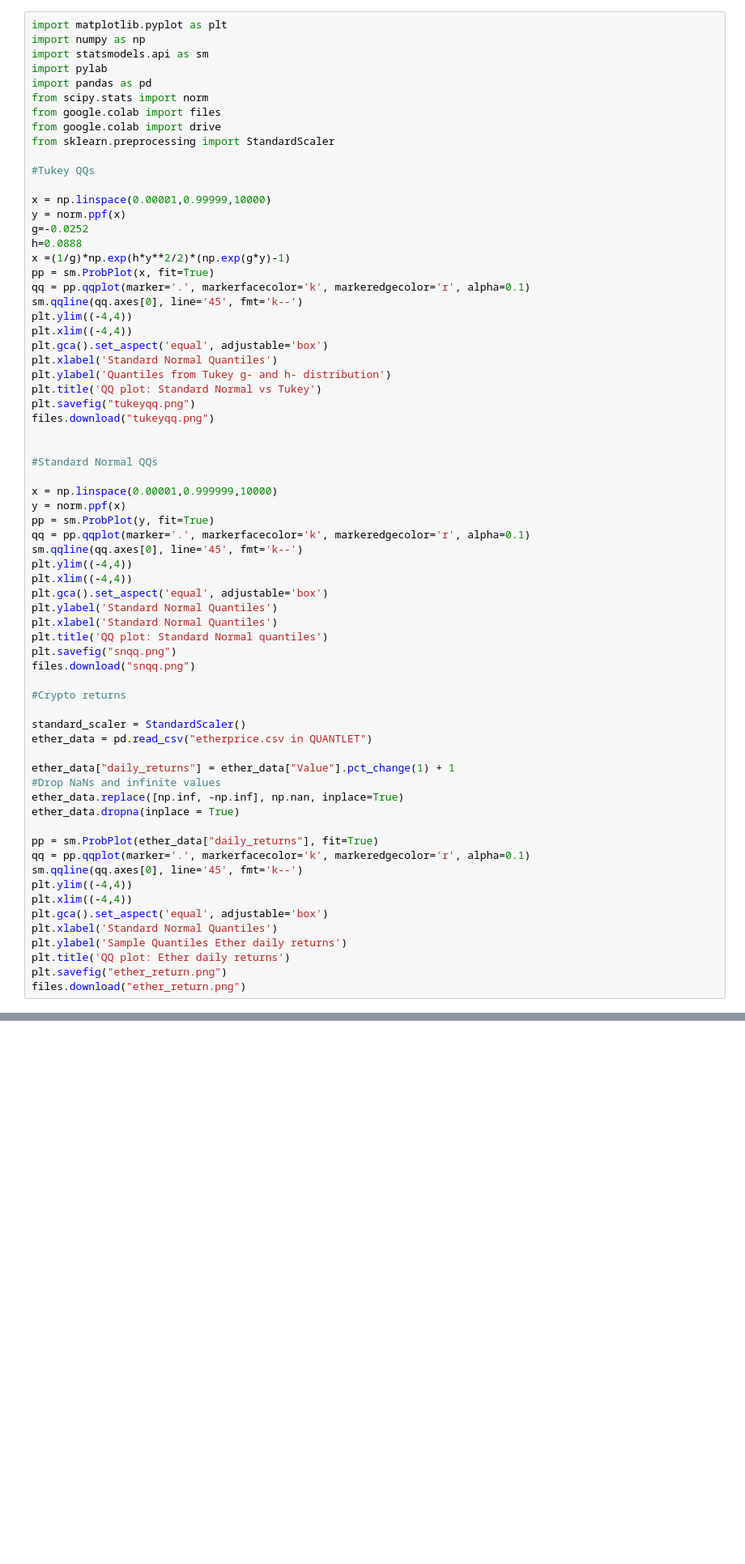
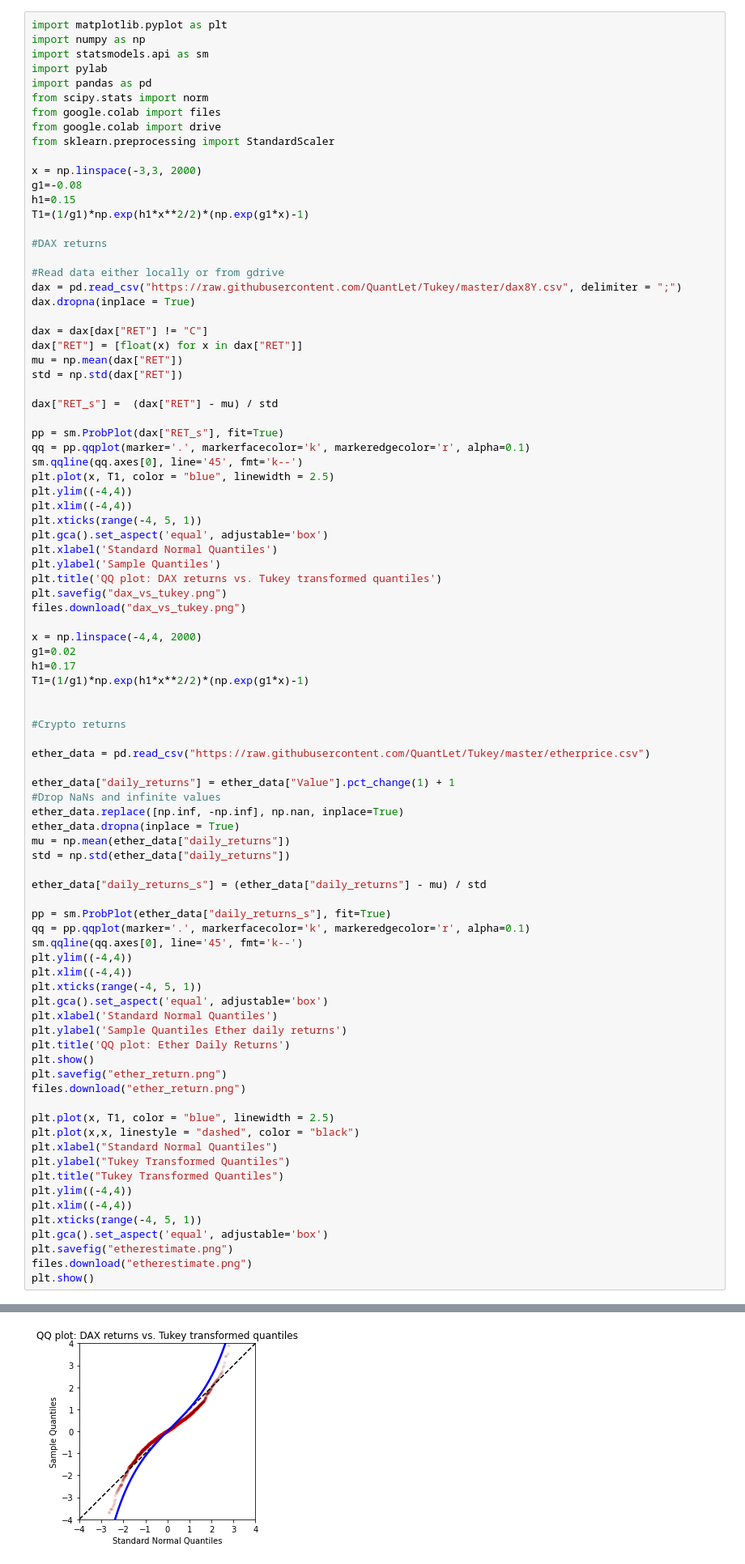
Before and after one commit to QuantLet/Tukey, a Jupyter notebook: TukeyQQ/TukeyQQ.ipynb, the cells around one changed output, grey strips where cells are left out. Shown at 81% size. Cells and saved outputs as stored; diff of their text form; blank space fills up the shorter version.

```diff
--- a/TukeyQQ/TukeyQQ.ipynb
+++ b/TukeyQQ/TukeyQQ.ipynb
@@ -11,63 +11,84 @@ from google.colab import files
 from google.colab import drive
 from sklearn.preprocessing import StandardScaler
 
-#Tukey QQs
+x = np.linspace(-3,3, 2000)
+g1=-0.08
+h1=0.15
+T1=(1/g1)*np.exp(h1*x**2/2)*(np.exp(g1*x)-1)
 
-x = np.linspace(0.00001,0.99999,10000)
-y = norm.ppf(x)
-g=-0.0252
-h=0.0888
-x =(1/g)*np.exp(h*y**2/2)*(np.exp(g*y)-1)
-pp = sm.ProbPlot(x, fit=True)
+#DAX returns
+
+#Read data either locally or from gdrive
+dax = pd.read_csv("https://raw.githubusercontent.com/QuantLet/Tukey/master/dax8Y.csv", delimiter = ";")
+dax.dropna(inplace = True)
+
+dax = dax[dax["RET"] != "C"]
+dax["RET"] = [float(x) for x in dax["RET"]]
+mu = np.mean(dax["RET"])
+std = np.std(dax["RET"])
+
+dax["RET_s"] =  (dax["RET"] - mu) / std
+
+pp = sm.ProbPlot(dax["RET_s"], fit=True)
 qq = pp.qqplot(marker='.', markerfacecolor='k', markeredgecolor='r', alpha=0.1)
 sm.qqline(qq.axes[0], line='45', fmt='k--')
+plt.plot(x, T1, color = "blue", linewidth = 2.5)
 plt.ylim((-4,4))
 plt.xlim((-4,4))
+plt.xticks(range(-4, 5, 1))
 plt.gca().set_aspect('equal', adjustable='box')
 plt.xlabel('Standard Normal Quantiles')
-plt.ylabel('Quantiles from Tukey g- and h- distribution')
-plt.title('QQ plot: Standard Normal vs Tukey')
-plt.savefig("tukeyqq.png")
-files.download("tukeyqq.png")
+plt.ylabel('Sample Quantiles')
+plt.title('QQ plot: DAX returns vs. Tukey transformed quantiles')
+plt.savefig("dax_vs_tukey.png")
+files.download("dax_vs_tukey.png")
 
+x = np.linspace(-4,4, 2000)
+g1=0.02
+h1=0.17
+T1=(1/g1)*np.exp(h1*x**2/2)*(np.exp(g1*x)-1)
 
-#Standard Normal QQs
-
-x = np.linspace(0.00001,0.999999,10000)
-y = norm.ppf(x)
-pp = sm.ProbPlot(y, fit=True)
-qq = pp.qqplot(marker='.', markerfacecolor='k', markeredgecolor='r', alpha=0.1)
-sm.qqline(qq.axes[0], line='45', fmt='k--')
-plt.ylim((-4,4))
-plt.xlim((-4,4))
-plt.gca().set_aspect('equal', adjustable='box')
-plt.ylabel('Standard Normal Quantiles')
-plt.xlabel('Standard Normal Quantiles')
-plt.title('QQ plot: Standard Normal quantiles')
-plt.savefig("snqq.png")
-files.download("snqq.png")
 
 #Crypto returns
 
-standard_scaler = StandardScaler()
-ether_data = pd.read_csv("etherprice.csv in QUANTLET")
+ether_data = pd.read_csv("https://raw.githubusercontent.com/QuantLet/Tukey/master/etherprice.csv")
 
 ether_data["daily_returns"] = ether_data["Value"].pct_change(1) + 1
 #Drop NaNs and infinite values
 ether_data.replace([np.inf, -np.inf], np.nan, inplace=True)
 ether_data.dropna(inplace = True)
+mu = np.mean(ether_data["daily_returns"])
+std = np.std(ether_data["daily_returns"])
 
-pp = sm.ProbPlot(ether_data["daily_returns"], fit=True)
+ether_data["daily_returns_s"] = (ether_data["daily_returns"] - mu) / std
+
+pp = sm.ProbPlot(ether_data["daily_returns_s"], fit=True)
 qq = pp.qqplot(marker='.', markerfacecolor='k', markeredgecolor='r', alpha=0.1)
 sm.qqline(qq.axes[0], line='45', fmt='k--')
 plt.ylim((-4,4))
 plt.xlim((-4,4))
+plt.xticks(range(-4, 5, 1))
 plt.gca().set_aspect('equal', adjustable='box')
 plt.xlabel('Standard Normal Quantiles')
 plt.ylabel('Sample Quantiles Ether daily returns')
-plt.title('QQ plot: Ether daily returns')
+plt.title('QQ plot: Ether Daily Returns')
+plt.show()
 plt.savefig("ether_return.png")
 files.download("ether_return.png")
+
+plt.plot(x, T1, color = "blue", linewidth = 2.5)
+plt.plot(x,x, linestyle = "dashed", color = "black")
+plt.xlabel("Standard Normal Quantiles")
+plt.ylabel("Tukey Transformed Quantiles")
+plt.title("Tukey Transformed Quantiles")
+plt.ylim((-4,4))
+plt.xlim((-4,4))
+plt.xticks(range(-4, 5, 1))
+plt.gca().set_aspect('equal', adjustable='box')
+plt.savefig("etherestimate.png")
+files.download("etherestimate.png")
+plt.show()
 # %% [output]
 [interactive output not drawn]
 [interactive output not drawn]
+[figure, new version]
```
Also changed, not shown: parts of 1 cell of this notebook.
